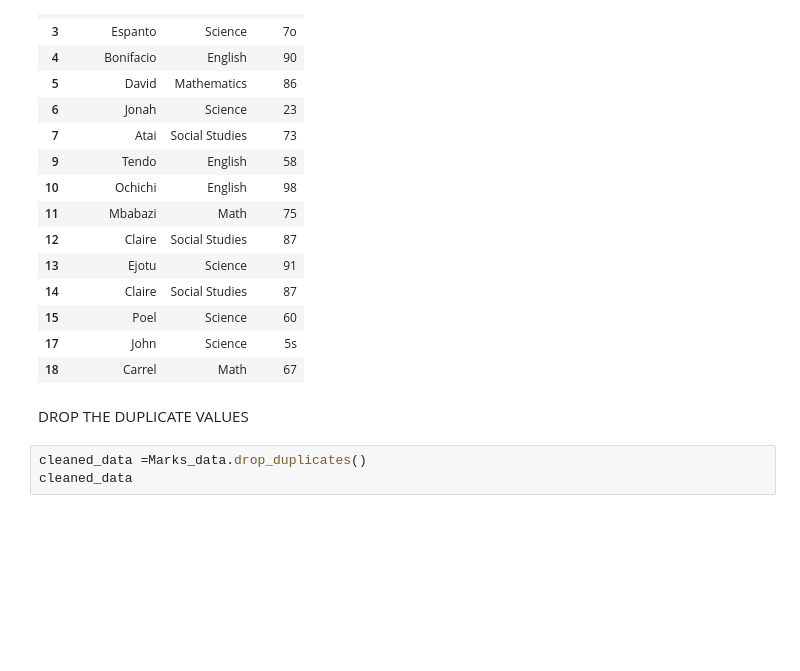
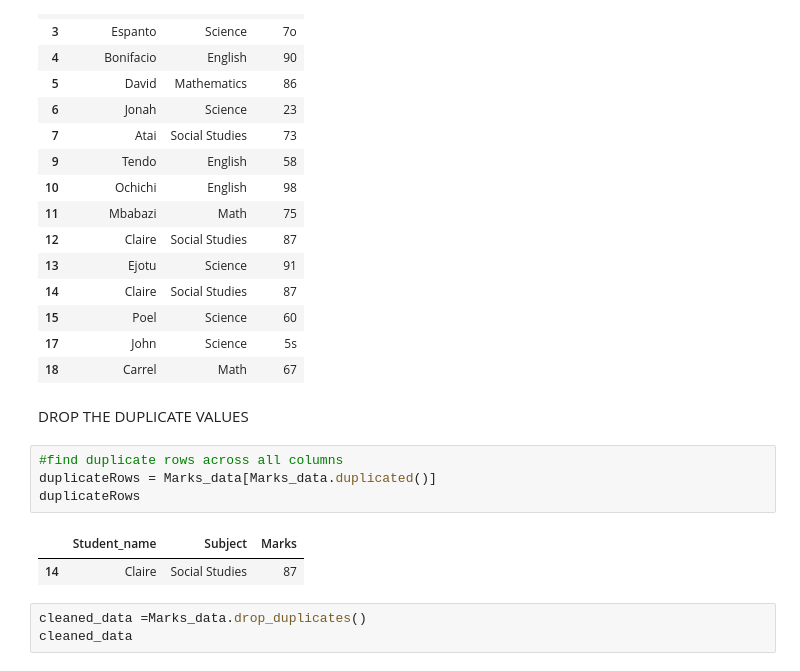
Before and after one commit to CynthiaKuzira/personal-work, a Jupyter notebook: Marks data.ipynb, the cells around one changed output. Cells and saved outputs as stored; diff of their text form; blank space fills up the shorter version.

```diff
--- a/Marks data.ipynb
+++ b/Marks data.ipynb
@@ -76,6 +76,13 @@ cleaned_data
 | 18 | Carrel | Math | 67 |
 # %% [markdown]
 DROP THE DUPLICATE VALUES
+# %%
+#find duplicate rows across all columns
+duplicateRows = Marks_data[Marks_data.duplicated()]
+duplicateRows
+# %% [output]
+|  | Student_name | Subject | Marks |
+| 14 | Claire | Social Studies | 87 |
 # %%
 cleaned_data =Marks_data.drop_duplicates()
 cleaned_data
```
